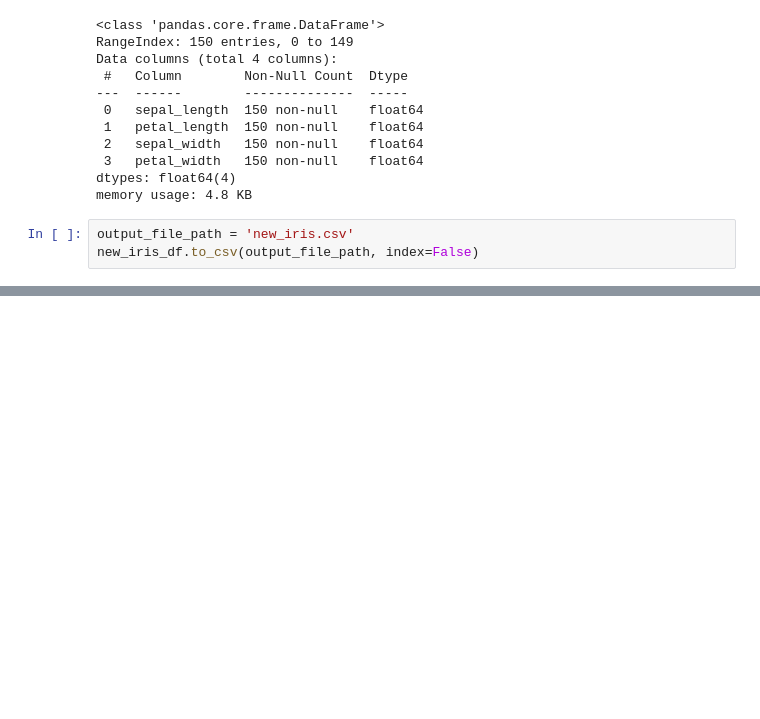
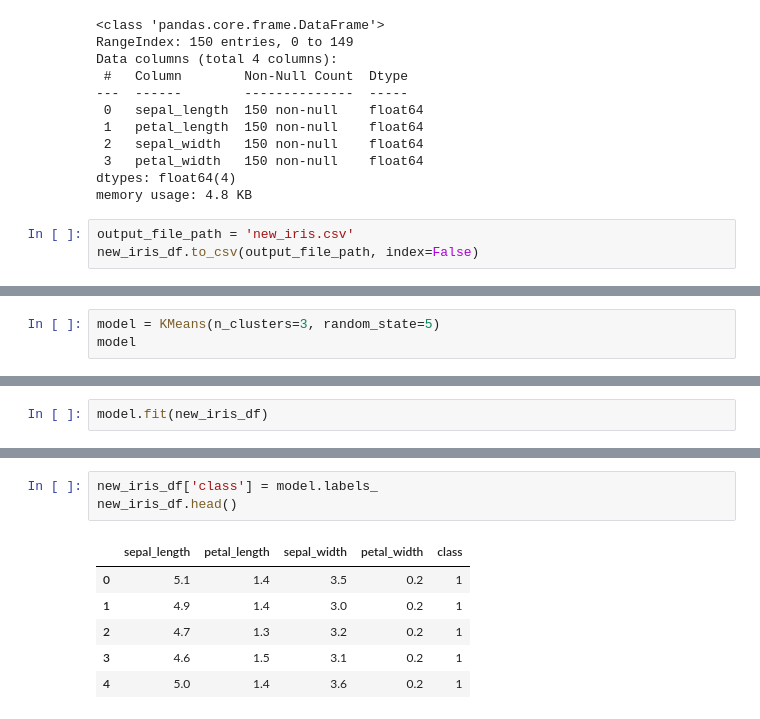
Before and after one commit to nitishsingh158/Cryptocurrencies, a Jupyter notebook: DataM.ipynb, the cells around one changed output, grey strips where cells are left out. Saved outputs shown, nothing was run; the diff lists cells and outputs as text; blank space fills up the shorter version.

```diff
--- a/DataM.ipynb
+++ b/DataM.ipynb
@@ -41,0 +144,3 @@ new_iris_df.to_csv(output_file_path, index=False)
+# %%
+model = KMeans(n_clusters=3, random_state=5)
+model
@@ -41,0 +149,2 @@ new_iris_df.to_csv(output_file_path, index=False)
+# %%
+model.fit(new_iris_df)
@@ -41,0 +162,10 @@ new_iris_df.to_csv(output_file_path, index=False)
+# %%
+new_iris_df['class'] = model.labels_
+new_iris_df.head()
+# %% [output]
+|  | sepal_length | petal_length | sepal_width | petal_width | class |
+| 0 | 5.1 | 1.4 | 3.5 | 0.2 | 1 |
+| 1 | 4.9 | 1.4 | 3.0 | 0.2 | 1 |
+| 2 | 4.7 | 1.3 | 3.2 | 0.2 | 1 |
+| 3 | 4.6 | 1.5 | 3.1 | 0.2 | 1 |
+| 4 | 5.0 | 1.4 | 3.6 | 0.2 | 1 |
```
Also changed, not shown: parts of 34 cells of this notebook, 10 other files.
